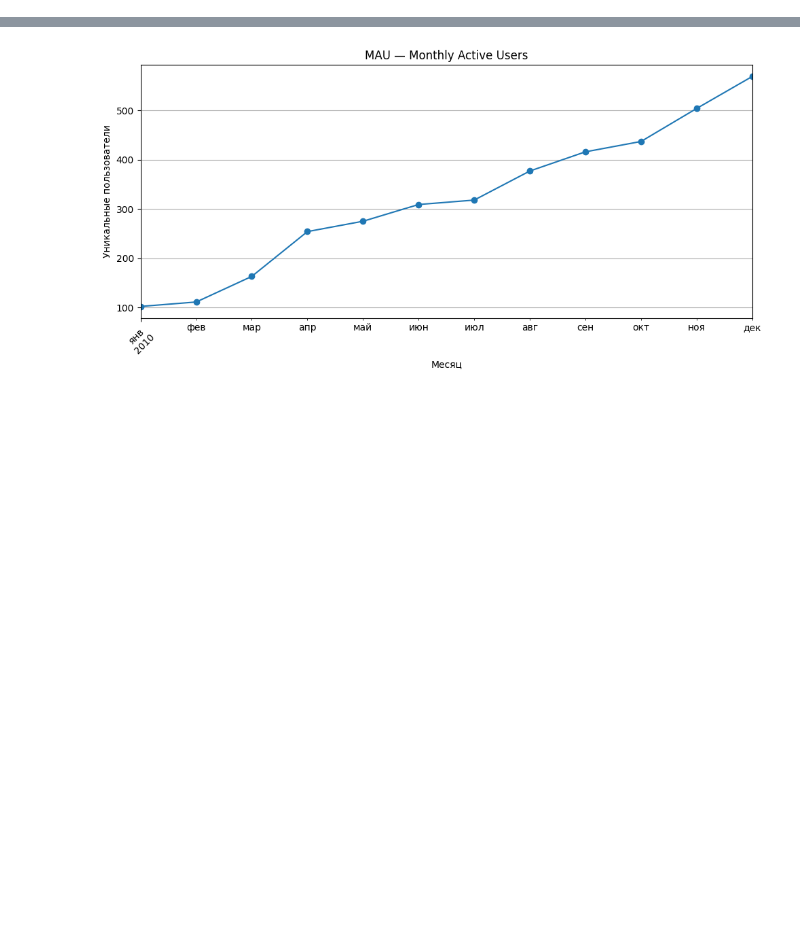
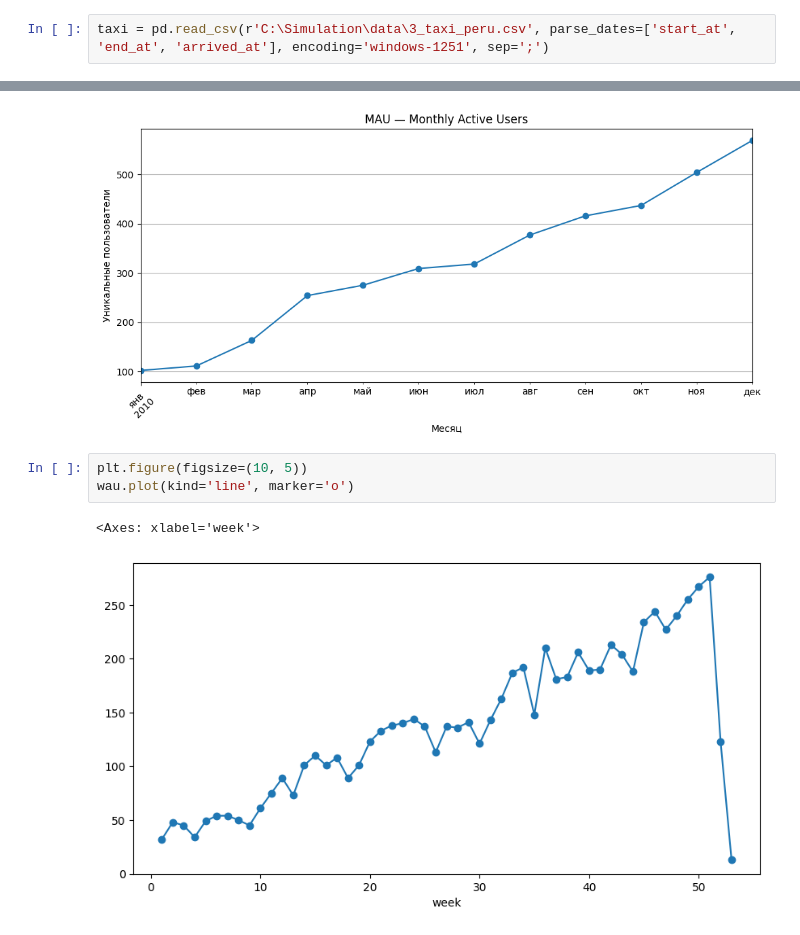
Before and after one commit to Praldmur/Simulation, a Jupyter notebook: 2_mod/lesson_2_4.ipynb, the cells around one changed output, grey strips where cells are left out. Drawn from its saved outputs; the diff is of its cells as text; blank space fills up the shorter version.

```diff
--- a/2_mod/lesson_2_4.ipynb
+++ b/2_mod/lesson_2_4.ipynb
@@ -59,6 +57,8 @@ import matplotlib.pyplot as plt
 %matplotlib inline
 # %%
 taxi = pd.read_csv(r'C:\Users\PC\Desktop\Софт\Simulation\Simulation\data\3_taxi_peru.csv', parse_dates=['start_at', 'end_at', 'arrived_at'], encoding='windows-1251', sep=';')
+# %%
+taxi = pd.read_csv(r'C:\Simulation\data\3_taxi_peru.csv', parse_dates=['start_at', 'end_at', 'arrived_at'], encoding='windows-1251', sep=';')
 # %%
 taxi.head()
 # %% [output]
@@ -156,3 +206,9 @@ plt.tight_layout()
 plt.show()
 # %% [output]
 [figure]
+# %%
+plt.figure(figsize=(10, 5))
+wau.plot(kind='line', marker='o')
+# %% [output]
+<Axes: xlabel='week'>
+[figure, added]
```
Also changed, not shown: parts of 5 cells of this notebook, 1 other file.
